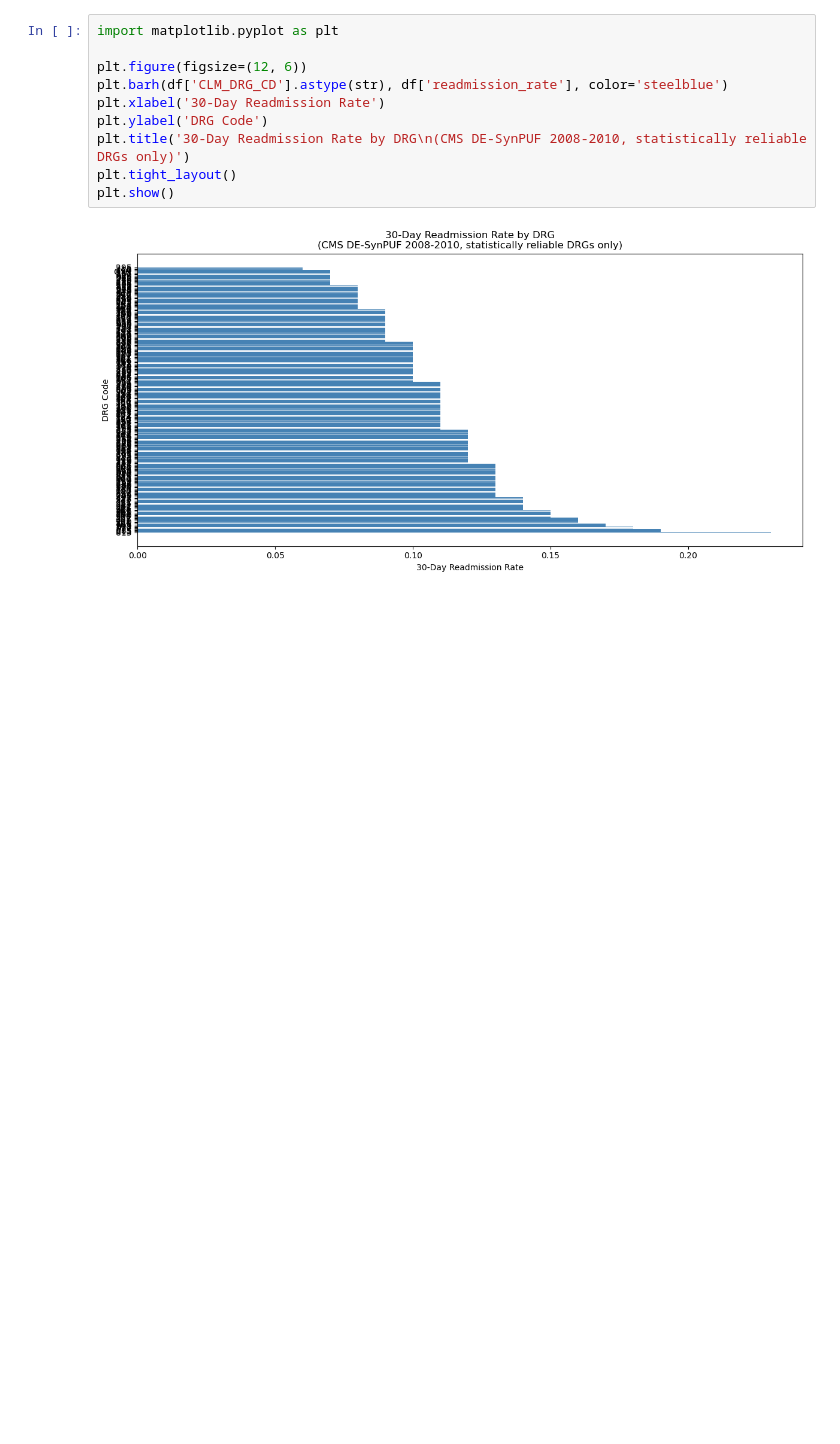
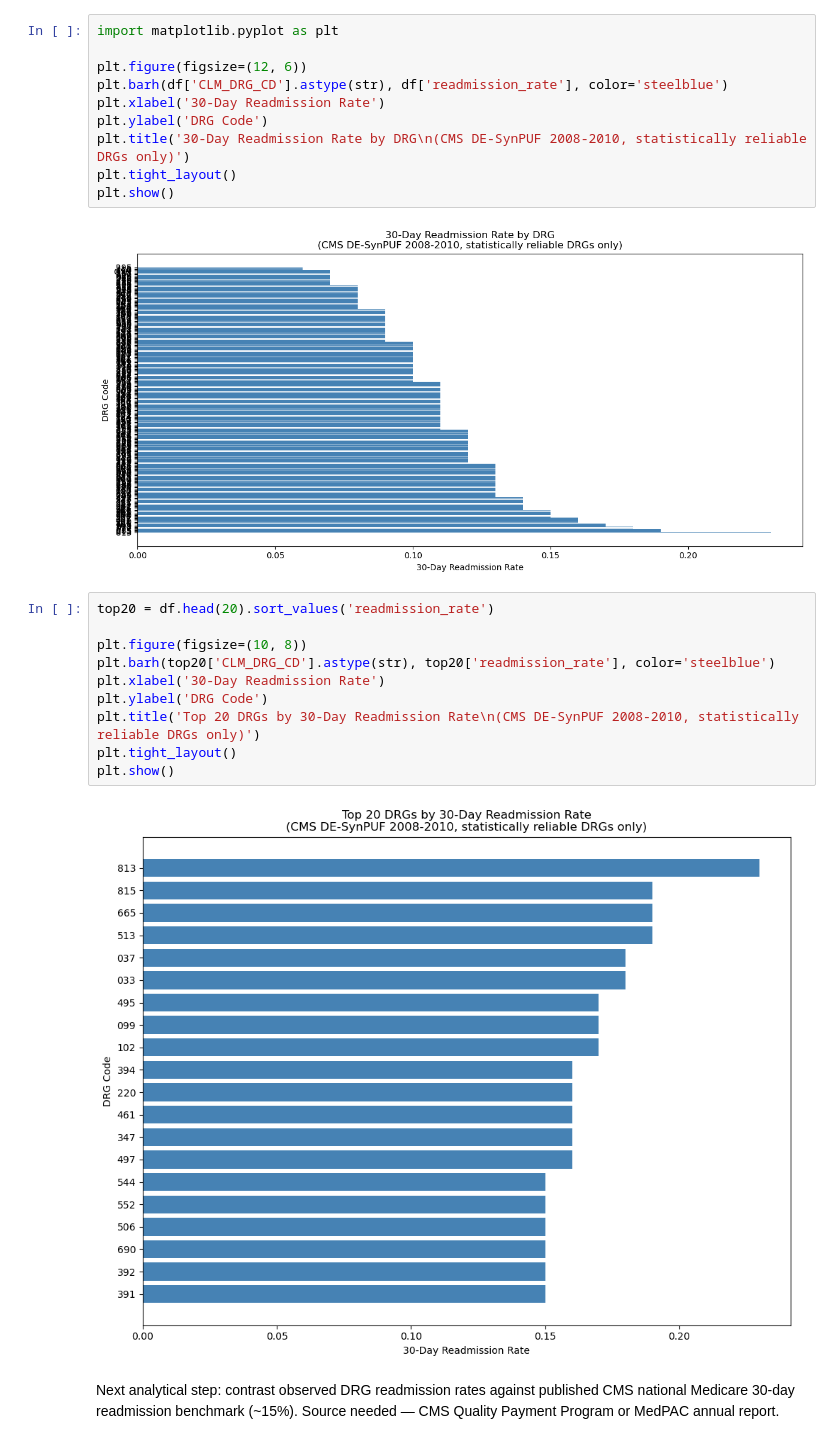
Before and after one commit to Djaser23/claims_readmission_analysis, a Jupyter notebook: analysis/readmission_analysis.ipynb, the cells around one changed output. Cells and saved outputs as stored; diff of their text form; blank space fills up the shorter version.

```diff
--- a/analysis/readmission_analysis.ipynb
+++ b/analysis/readmission_analysis.ipynb
@@ -46,3 +46,19 @@ plt.tight_layout()
 plt.show()
 # %% [output]
 [figure]
+# %%
+top20 = df.head(20).sort_values('readmission_rate')
+
+plt.figure(figsize=(10, 8))
+plt.barh(top20['CLM_DRG_CD'].astype(str), top20['readmission_rate'], color='steelblue')
+plt.xlabel('30-Day Readmission Rate')
+plt.ylabel('DRG Code')
+plt.title('Top 20 DRGs by 30-Day Readmission Rate\n(CMS DE-SynPUF 2008-2010, statistically reliable DRGs only)')
+plt.tight_layout()
+plt.show()
+# %% [output]
+[figure, added]
+# %% [markdown]
+Next analytical step: contrast observed DRG readmission rates against
+published CMS national Medicare 30-day readmission benchmark (~15%).
+Source needed — CMS Quality Payment Program or MedPAC annual report.
```
